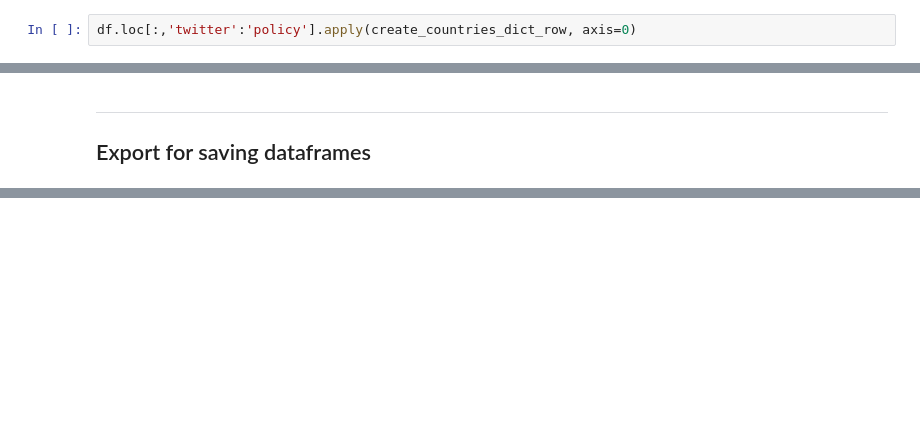
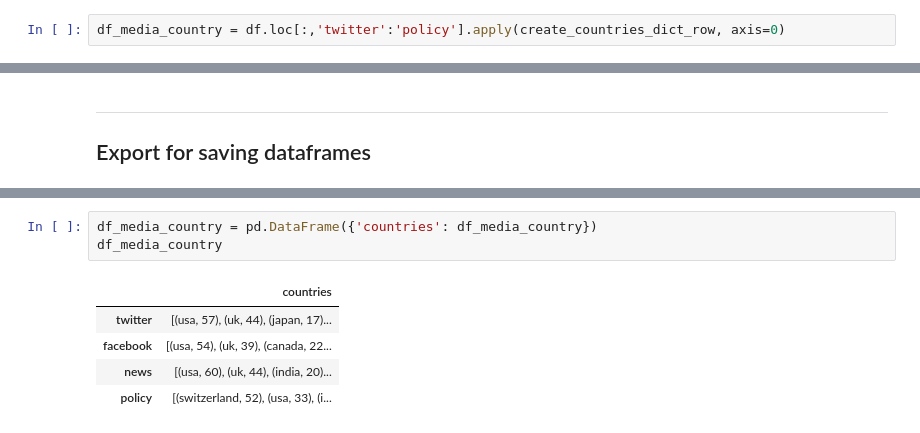
Before and after one commit to SimplyRamin/AlMetric-Research-Paper, a Jupyter notebook: countries analytics and plotting.ipynb, the cells around one changed output, grey strips where cells are left out. Drawn from its saved outputs; the diff is of its cells as text; blank space fills up the shorter version.

Commit message:
adding the countries tables to the repository

```diff
--- a/countries analytics and plotting.ipynb
+++ b/countries analytics and plotting.ipynb
@@ -119,4 +119,4 @@ def create_countries_dict_row(series):
                 countries_dict[country] += weight
     return sorted(countries_dict.items(), key=lambda item: item[1], reverse=True)
 # %%
-df.loc[:,'twitter':'policy'].apply(create_countries_dict_row, axis=0)
+df_media_country = df.loc[:,'twitter':'policy'].apply(create_countries_dict_row, axis=0)
@@ -185,0 +140,9 @@ df
+# %%
+df_media_country = pd.DataFrame({'countries': df_media_country})
+df_media_country
+# %% [output]
+|  | countries |
+| twitter | [(usa, 57), (uk, 44), (japan, 17)... |
+| facebook | [(usa, 54), (uk, 39), (canada, 22... |
+| news | [(usa, 60), (uk, 44), (india, 20)... |
+| policy | [(switzerland, 52), (usa, 33), (i... |
```
Also changed, not shown: parts of 9 cells of this notebook, 3 other files.
